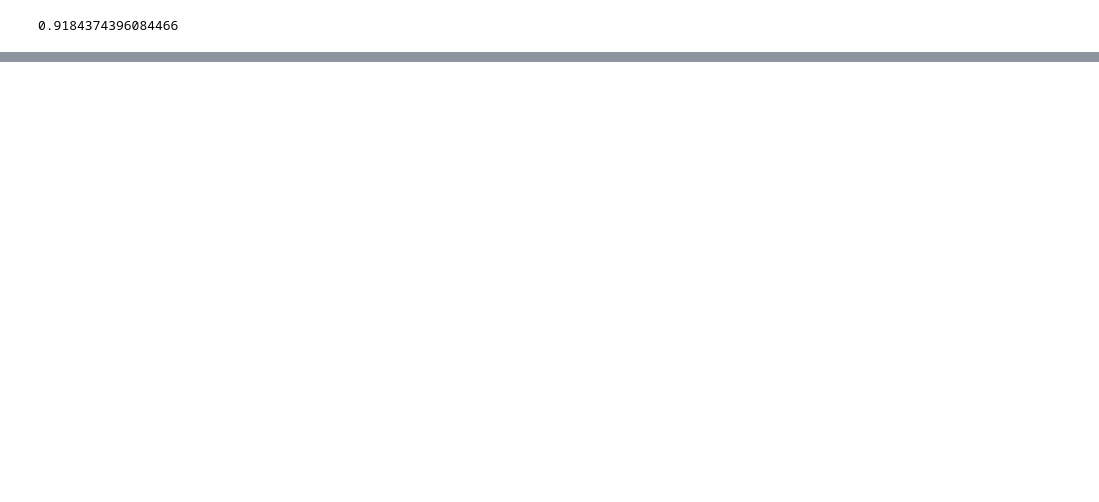
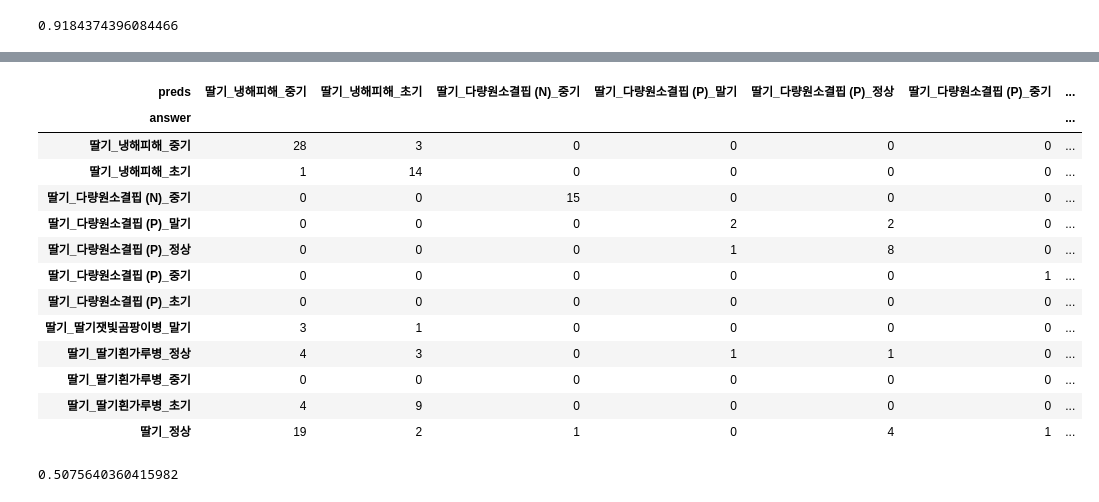
Before and after one commit to ByeonggeonGo/Dacon_tabular_img_classification_model, a Jupyter notebook: compare_XGB_img_risk_crop_dc_all_model.ipynb, the cells around one changed output, grey strips where cells are left out. Drawn from its saved outputs; the diff is of its cells as text; code cells hidden in the pictures; blank space fills up the shorter version.

```diff
--- a/compare_XGB_img_risk_crop_dc_all_model.ipynb
+++ b/compare_XGB_img_risk_crop_dc_all_model.ipynb
@@ -465,0 +678,39 @@ f1_score(y_test, y_pred,average='macro')
+# %%
+# 파라미터 조정
+y_all = label_disease
+cnn_out_dim = 1280
+description = label_description
+decoder = ensemble_label_decoder
+nclass = len(description)
+# %%
+X, X_test, y, y_test = train_test_split(train_x_feature, y_all, test_size=0.2, shuffle= True,stratify=y_all)
+X = da.array(X).rechunk((1000,cnn_out_dim))
+X_test = da.array(X_test).rechunk((1000,cnn_out_dim))
+y = da.array(y).rechunk((1000,1))
+y_test = da.array(y_test).rechunk((1000,1))
+# %%
+%%time
+from dask.distributed import Client, LocalCluster
+if __name__ == "__main__":
+    with LocalCluster(dashboard_address=':3258') as cluster:
+        with Client(cluster) as client:
+            print(client)
+            # X and y must be Dask dataframes or arrays
+
+
+            dtrain = xgb.dask.DaskDMatrix(client, X, y,)
+
+            params = {"verbosity": 0,
+            "tree_method": "hist",
+            "objective": 'multi:softmax',
+            "num_class":nclass,
+            }
+
+            output = xgb.dask.train(
+                client,
+                params,
+                dtrain,
+                num_boost_round=10,
+                evals=[(dtrain, "train")],
+            )
+            y_pred = xgb.dask.predict(client, output, X_test).compute()
@@ -465,0 +759,26 @@ f1_score(y_test, y_pred,average='macro')
+# %%
+answer = np.array([description[decoder[int(val)]] for val in y_test])
+predss = np.array([description[decoder[int(val)]] for val in y_pred])
+
+new_crosstab = pd.crosstab(answer, predss, rownames=['answer'], colnames=['preds'])
+new_crosstab
+# %% [output]
+| preds | 딸기_냉해피해_중기 | 딸기_냉해피해_초기 | 딸기_다량원소결핍 (N)_중기 | 딸기_다량원소결핍 (P)_말기 | 딸기_다량원소결핍 (P)_정상 | 딸기_다량원소결핍 (P)_중기 | ... |
+| answer |  |  |  |  |  |  | ... |
+| 딸기_냉해피해_중기 | 28 | 3 | 0 | 0 | 0 | 0 | ... |
+| 딸기_냉해피해_초기 | 1 | 14 | 0 | 0 | 0 | 0 | ... |
+| 딸기_다량원소결핍 (N)_중기 | 0 | 0 | 15 | 0 | 0 | 0 | ... |
+| 딸기_다량원소결핍 (P)_말기 | 0 | 0 | 0 | 2 | 2 | 0 | ... |
+| 딸기_다량원소결핍 (P)_정상 | 0 | 0 | 0 | 1 | 8 | 0 | ... |
+| 딸기_다량원소결핍 (P)_중기 | 0 | 0 | 0 | 0 | 0 | 1 | ... |
+| 딸기_다량원소결핍 (P)_초기 | 0 | 0 | 0 | 0 | 0 | 0 | ... |
+| 딸기_딸기잿빛곰팡이병_말기 | 3 | 1 | 0 | 0 | 0 | 0 | ... |
+| 딸기_딸기흰가루병_정상 | 4 | 3 | 0 | 1 | 1 | 0 | ... |
+| 딸기_딸기흰가루병_중기 | 0 | 0 | 0 | 0 | 0 | 0 | ... |
+| 딸기_딸기흰가루병_초기 | 4 | 9 | 0 | 0 | 0 | 0 | ... |
+| 딸기_정상 | 19 | 2 | 1 | 0 | 4 | 1 | ... |
+# %%
+from sklearn.metrics import f1_score
+f1_score(y_test, y_pred,average='macro')
+# %% [output]
+0.5075640360415982
```
Also changed, not shown: parts of 21 cells of this notebook.
